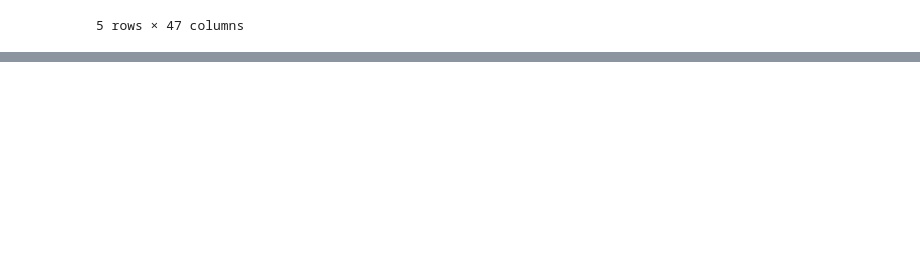
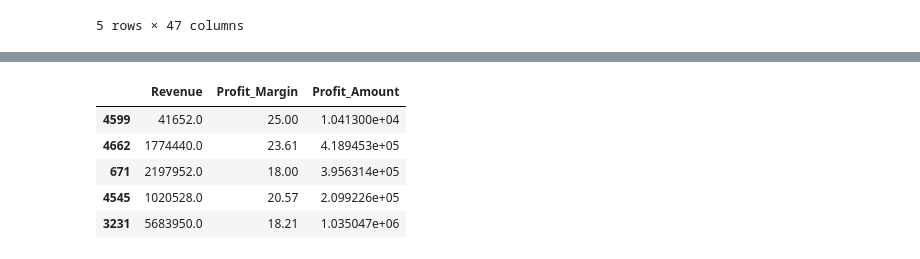
Before and after one commit to NavjyotMasane/Python_Learning, a Jupyter notebook: Data_Manipulation_and_Statistics.ipynb, the cells around one changed output, grey strips where cells are left out. Saved outputs shown, nothing was run; the diff lists cells and outputs as text; code cells hidden in the pictures; blank space fills up the shorter version.

```diff
--- a/Data_Manipulation_and_Statistics.ipynb
+++ b/Data_Manipulation_and_Statistics.ipynb
@@ -861,0 +870,5 @@ df.head()
+# %%
+# Load the retail dataset (5,171 rows x 47 columns)
+# Note: Use your cleaned dataset from Lab 6 (or coerce Revenue, Units_Sold, Quantity_Available to numeric first)
+df = pd.read_csv(r'/mnt/c/Users/navjyot/Downloads/Retail_Dataset_Modified.csv')
+print("Dataset Loaded Successfully")
@@ -861,0 +909,27 @@ df.head()
+# %%
+# Remove any currency symbols (like $ or ₹), commas, or extra spaces, then convert to float
+df["Revenue"] = pd.to_numeric(
+    df["Revenue"].str.replace(r"[^\d.-]", "", regex=True),
+    errors="coerce"
+)
+
+# Now calculate Profit_Amount
+df["Profit_Amount"] = df["Revenue"] * (df["Profit_Margin"] / 100)
+# %%
+# Calculate actual profit earned per transaction: Revenue * (Profit_Margin / 100)
+df["Profit_Amount"] = (
+    df["Revenue"] *
+    df["Profit_Margin"] / 100
+)
+# %%
+# Spot-check 5 random rows comparing raw Revenue and Profit_Margin against calculated Profit_Amount
+df[["Revenue",
+    "Profit_Margin",
+    "Profit_Amount"]].sample(5)
+# %% [output]
+|  | Revenue | Profit_Margin | Profit_Amount |
+| 4599 | 41652.0 | 25.00 | 1.041300e+04 |
+| 4662 | 1774440.0 | 23.61 | 4.189453e+05 |
+| 671 | 2197952.0 | 18.00 | 3.956314e+05 |
+| 4545 | 1020528.0 | 20.57 | 2.099226e+05 |
+| 3231 | 5683950.0 | 18.21 | 1.035047e+06 |
```
Also changed, not shown: parts of 26 cells of this notebook.
